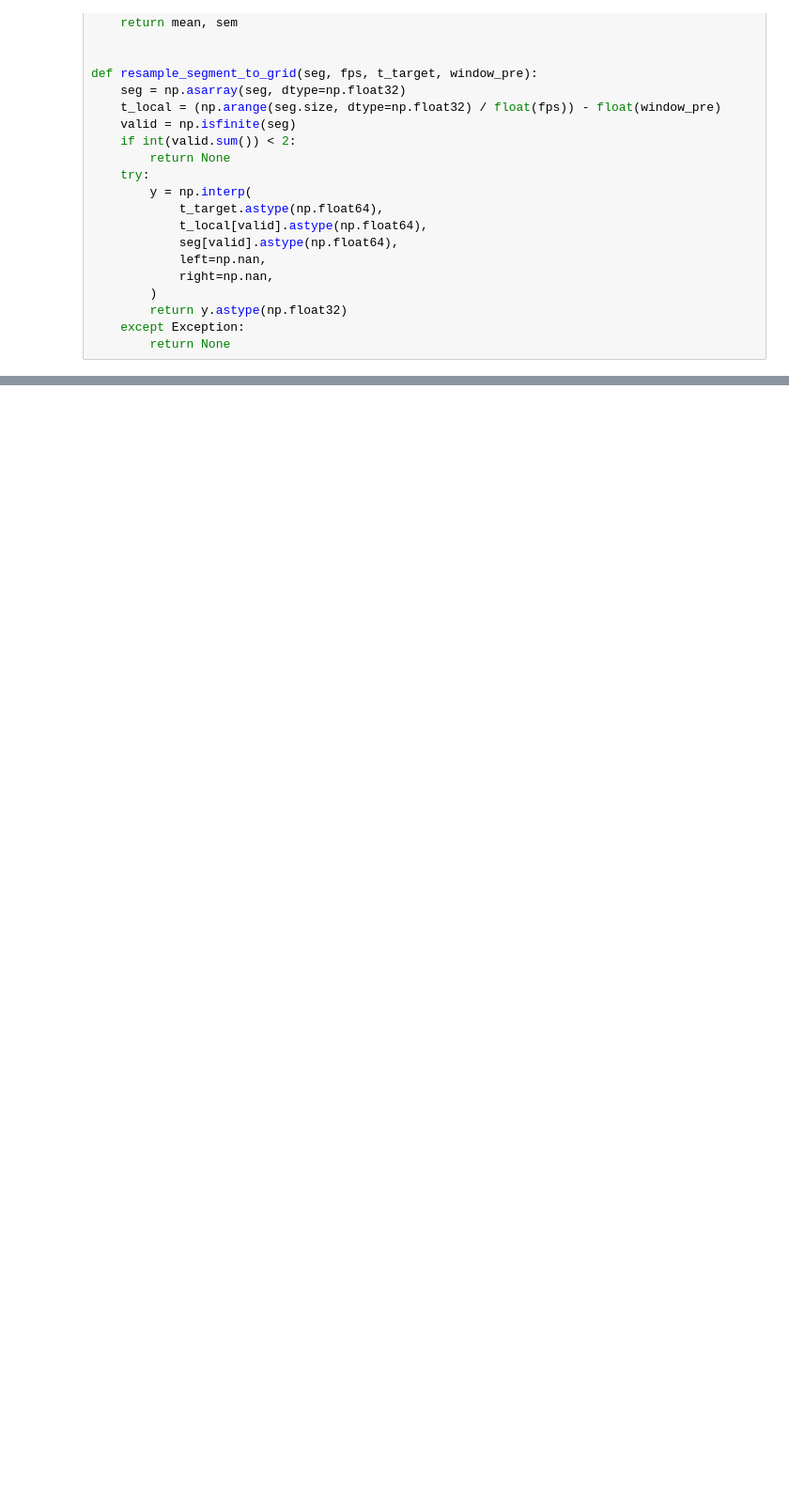
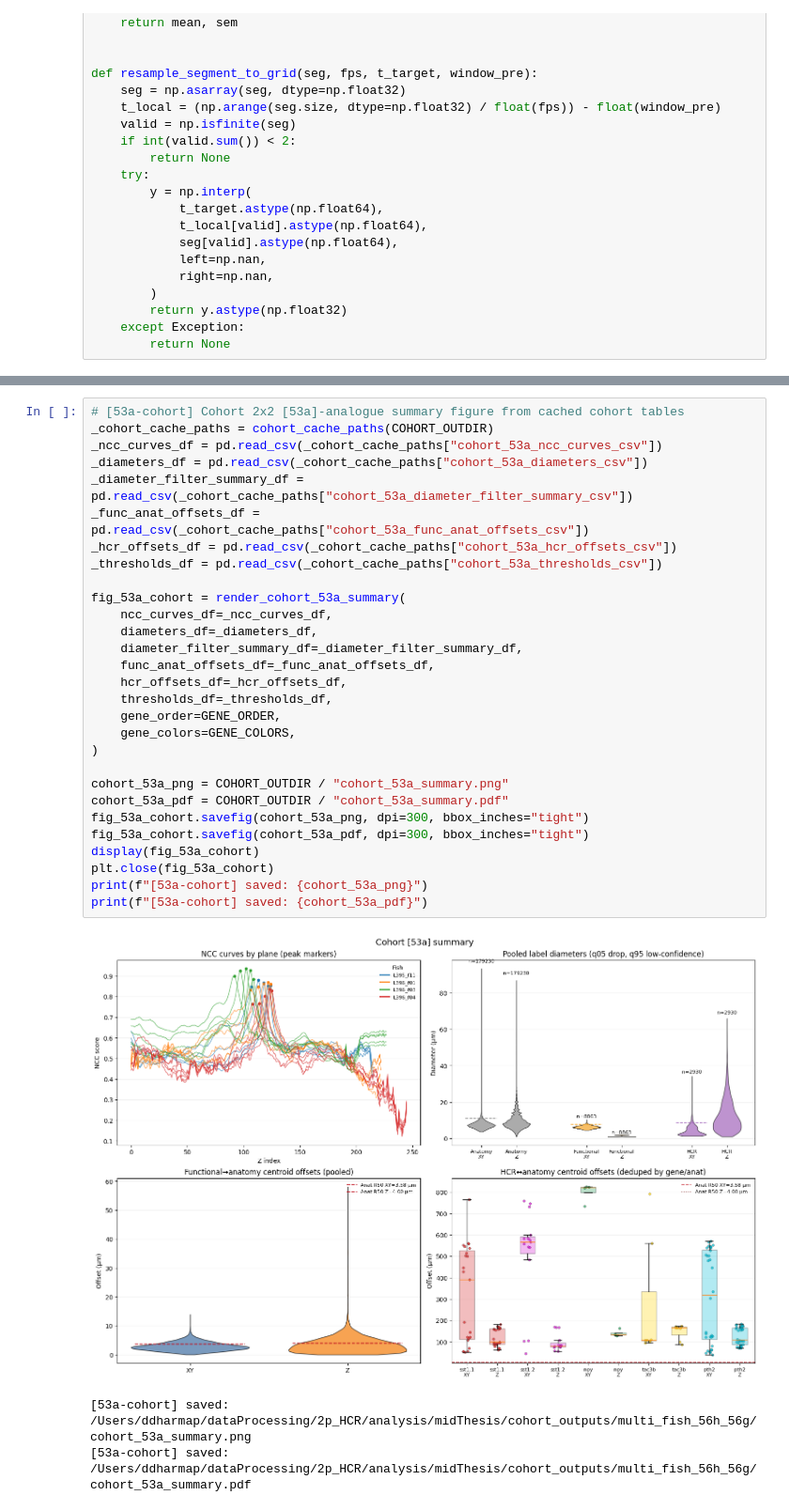
Before and after one commit to LarschLab/ddharmap-ANTs, a Jupyter notebook: notebooks/multi_fish_56h_56g.ipynb, the cells around one changed output, grey strips where cells are left out. Shown at 94% size. Drawn from its saved outputs; the diff is of its cells as text; blank space fills up the shorter version.

Commit message:
Added cohort centroid distance summaries

```diff
--- a/notebooks/multi_fish_56h_56g.ipynb
+++ b/notebooks/multi_fish_56h_56g.ipynb
@@ -1726,6 +1796,39 @@ if not _cohort_build_skipped:
 | 1 | Matilde | L396_f01 | /Users/ddharmap/dataProcessing/2p... | True | 8 | 8 | 8 | 192 | ... |
 | 2 | Matilde | L396_f03 | /Users/ddharmap/dataProcessing/2p... | True | 23 | 21 | 21 | 504 | ... |
 | 3 | Matilde | L396_f04 | /Users/ddharmap/dataProcessing/2p... | True | 17 | 17 | 16 | 384 | ... |
+# %%
+# [53a-cohort] Cohort 2x2 [53a]-analogue summary figure from cached cohort tables
+_cohort_cache_paths = cohort_cache_paths(COHORT_OUTDIR)
+_ncc_curves_df = pd.read_csv(_cohort_cache_paths["cohort_53a_ncc_curves_csv"])
+_diameters_df = pd.read_csv(_cohort_cache_paths["cohort_53a_diameters_csv"])
+_diameter_filter_summary_df = pd.read_csv(_cohort_cache_paths["cohort_53a_diameter_filter_summary_csv"])
+_func_anat_offsets_df = pd.read_csv(_cohort_cache_paths["cohort_53a_func_anat_offsets_csv"])
+_hcr_offsets_df = pd.read_csv(_cohort_cache_paths["cohort_53a_hcr_offsets_csv"])
+_thresholds_df = pd.read_csv(_cohort_cache_paths["cohort_53a_thresholds_csv"])
+
+fig_53a_cohort = render_cohort_53a_summary(
+    ncc_curves_df=_ncc_curves_df,
+    diameters_df=_diameters_df,
+    diameter_filter_summary_df=_diameter_filter_summary_df,
+    func_anat_offsets_df=_func_anat_offsets_df,
+    hcr_offsets_df=_hcr_offsets_df,
+    thresholds_df=_thresholds_df,
+    gene_order=GENE_ORDER,
+    gene_colors=GENE_COLORS,
+)
+
+cohort_53a_png = COHORT_OUTDIR / "cohort_53a_summary.png"
+cohort_53a_pdf = COHORT_OUTDIR / "cohort_53a_summary.pdf"
+fig_53a_cohort.savefig(cohort_53a_png, dpi=300, bbox_inches="tight")
+fig_53a_cohort.savefig(cohort_53a_pdf, dpi=300, bbox_inches="tight")
+display(fig_53a_cohort)
+plt.close(fig_53a_cohort)
+print(f"[53a-cohort] saved: {cohort_53a_png}")
+print(f"[53a-cohort] saved: {cohort_53a_pdf}")
+# %% [output]
+[figure, added]
+[53a-cohort] saved: /Users/ddharmap/dataProcessing/2p_HCR/analysis/midThesis/cohort_outputs/multi_fish_56h_56g/cohort_53a_summary.png
+[53a-cohort] saved: /Users/ddharmap/dataProcessing/2p_HCR/analysis/midThesis/cohort_outputs/multi_fish_56h_56g/cohort_53a_summary.pdf
 # %%
 # [56h-cohort] Cohort per-gene traces by fish (from [56h]-style outputs)
 try:
```
Also changed, not shown: parts of 5 cells of this notebook, 7 other files.
